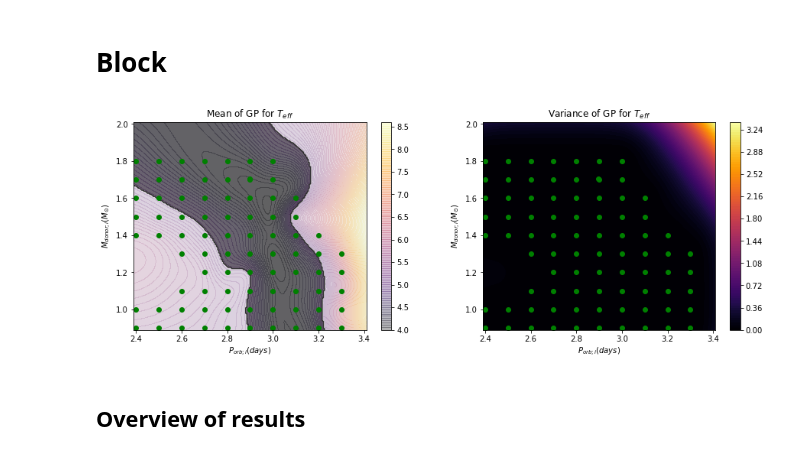
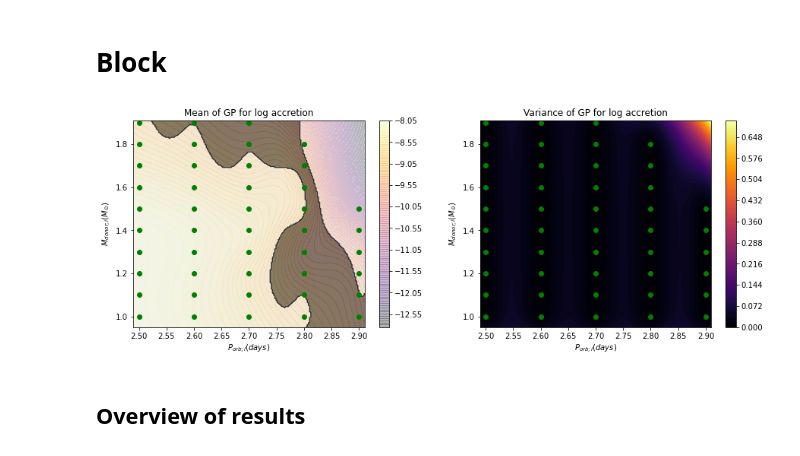
Before and after one commit to lauraguzmanrincon/GPforWD, a Jupyter notebook: GPyOpt_WD_01102021.ipynb, the cells around one changed output. Drawn from its saved outputs; the diff is of its cells as text; code cells hidden in the pictures.

```diff
--- a/GPyOpt_WD_01102021.ipynb
+++ b/GPyOpt_WD_01102021.ipynb
@@ -65,20 +66,21 @@ listRangeX = [ [], [], [], [] ]
 ## I. Build input data
 
 # 1. Set parameters
-typ = "fixed" # CHOOSE: "fixed" "free"
+typ = "free" # CHOOSE: "fixed" "free"
 
 modelIndex = 3 # CHOOSE: 1: point minimisation 2: point minimisation per variable 3: region
 
-variableIndex = 0 # CHOOSE: 0: teff 1: log C/N 2: star mass 3: log accretion
+variableIndex = 3 # CHOOSE: 0: teff 1: log C/N 2: star mass 3: log accretion
 
 errorNames = ['teffError3', 'cnError3', 'massError3', 'mdotError3']
 columnNames = ['Teff', 'logCN', 'star_mass', 'lg_mstar_dot_1']
-labelNames = ['$T_{eff}$', 'log C/N', 'star mass', 'log accretion}']
+labelNames = ['$T_{eff}$', 'log C/N', 'star mass', 'log accretion']
 
+variableParameter = [[4382/1000, 326/1000],[-0.5735162, 0.1614067], [0.23, 0.44], [-9.39770384, 0.01597749]]
 #rangeObs = [[(4382 - 326)/1000, (4382 + 326)/1000],[-0.5735162 - 0.1614067, -0.5735162 + 0.1614067],
 #            [0.23, 0.44], [-9.39770384 - 0.01597749, -9.39770384 + 0.01597749]]
 rangeObs = [[3743.052/1000, 5020.948/1000], [-0.8898674, -0.2571650],
-            [0.23, 0.44], [-9.429019, -9.366389]]
+            [0.23, 0.44], [-9.429019, -9.366389]] # 95% interval for normally distributed (0,1,3)
 
 # 2. Construct GP input data
 if typ == "fixed":
@@ -108,7 +110,7 @@ else:
 
 ## II. Run GP
 
-k = gpflow.kernels.Matern32(lengthscales = [0.5, 0.5]) # fixed: lengthscales = [0.01, 0.01] ... [0.25, 0.25]
+k = gpflow.kernels.Matern32(lengthscales = [0.5, 0.5])
 m = gpflow.models.GPR(data=(X_init, Y_init), kernel=k, mean_function=None)
 #m.likelihood.variance.assign(0.01) # NEW 01.10.2021
 opt = gpflow.optimizers.Scipy()
@@ -147,7 +149,28 @@ varX = var.numpy().reshape(n_grid, n_grid)
 
 # Compute and store range
 if modelIndex == 3:
-    rangeX = (meanX > rangeObs[variableIndex][0]) & (meanX < rangeObs[variableIndex][1])
+    # OLD
+    #rangeX = (meanX > rangeObs[variableIndex][0]) & (meanX < rangeObs[variableIndex][1])
+    #listRangeX[variableIndex] = rangeX
+    # NEW
+    ###### It marked as in the region if the distribution of the difference between the samples and
+    if not variableIndex == 2:
+        # Normally distributed variables
+        meanDiff = meanX - variableParameter[variableIndex][0]
+        sdDiff = np.sqrt(varX + variableParameter[variableIndex][1]**2)
+        rangeX = (stats.norm.ppf(0.025, meanDiff, sdDiff) < 0) & (stats.norm.ppf(0.975, meanDiff, sdDiff) > 0)
+    else:
+        # Uniformly distributed variables
+        # Trick to estimate CI
+        # TODO can be done better but I don't know how to do it in python + I don't want to store samples
+        sampleAbove0 = np.zeros((n_grid,n_grid))
+        sampleSize = 1000
+        for ii in range(sampleSize):
+            sampleGP = stats.norm.rvs(size = [200, 200], loc = meanX, scale = np.sqrt(varX))
+            sampleObs = stats.uniform.rvs(size = [200, 200], loc = variableParameter[variableIndex][0],
+                              scale = variableParameter[variableIndex][1] - variableParameter[variableIndex][0])
+            sampleAbove0 = sampleAbove0 + 1*(sampleGP - sampleObs > 0)
+        rangeX = (sampleAbove0/sampleSize < 0.975) & (sampleAbove0/sampleSize > 0.025)
     listRangeX[variableIndex] = rangeX
 
 # plot GP
@@ -191,34 +214,34 @@ elif modelIndex == 2:
     plt.scatter(X_init['porb'], X_init['mass'], label=u'Observations', c = "green")
     plt.scatter(minGP[0], minGP[1], label=u'Observations', c = "red")
     plt.xlabel("$P_{orb;i}(days)$")
     plt.ylabel("$M_{donor;i}(M_{\odot})$")
     plt.title("Variance of GP for %s" % labelNames[variableIndex])
 else:
     plt.figure(figsize=(15,5))
     plt.subplot(1, 2, 1)
     #NO plt.contour(x, y, meanX, 100, colors='k') # cmap = "inferno"
     plt.contourf(x, y, meanX, 100, cmap = "inferno", alpha = 0.3)
     plt.colorbar()
     plt.contourf(x, y, rangeX, cmap='binary', alpha = 0.5)
     plt.scatter(X_init['porb'], X_init['mass'], label=u'Observations', c = "green")
     #NO plt.scatter(x[np.where(meanX == np.amin(meanX))[1]],
     #            y[np.where(meanX == np.amin(meanX))[0]], label=u'Observations', c = "red")
     ###plt.scatter(minGP[0], minGP[1], label=u'Observations', c = "red")
     plt.xlabel("$P_{orb;i}(days)$")
     plt.ylabel("$M_{donor;i}(M_{\odot})$")
     plt.title("Mean of GP for %s" % labelNames[variableIndex])
 
     # plot variance of GP
     plt.subplot(1, 2, 2)
     plt.contourf(x, y, varX, 100, cmap = "inferno")
     plt.colorbar()
     plt.scatter(X_init['porb'], X_init['mass'], label=u'Observations', c = "green")
     ###plt.scatter(minGP[0], minGP[1], label=u'Observations', c = "red")
     plt.xlabel("$P_{orb;i}(days)$")
     plt.ylabel("$M_{donor;i}(M_{\odot})$")
     plt.title("Variance of GP for %s" % labelNames[variableIndex])
 # %% [output]
-[figure, old version]
+[figure, new version]
 # %% [markdown]
 ## Overview of results
 # %% [markdown]
```
Also changed, not shown: parts of 7 cells of this notebook.
